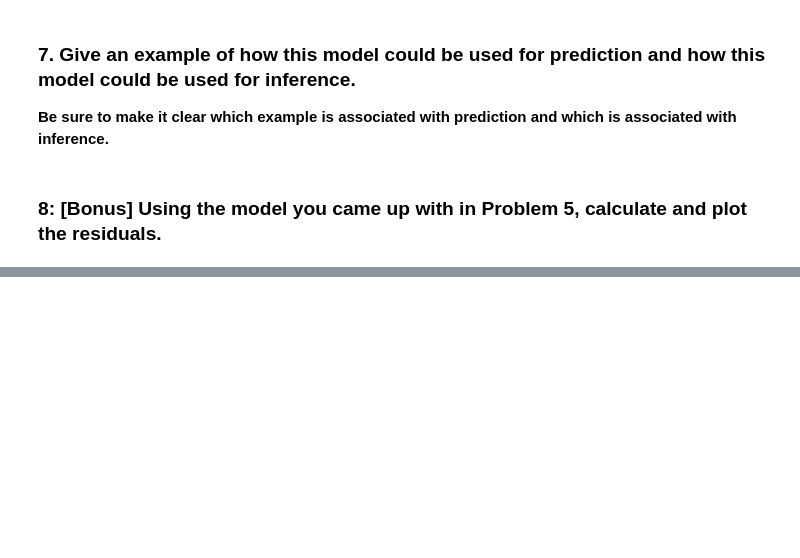
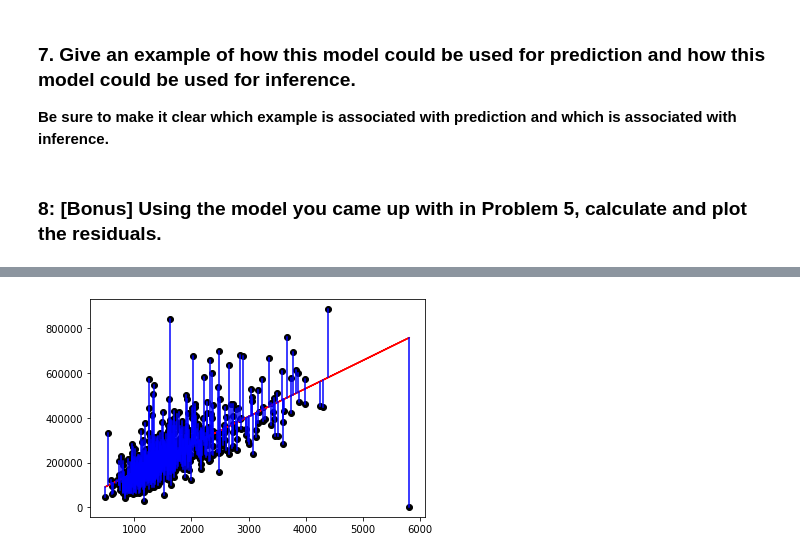
Before and after one commit to pavanivo/HW4-starter, a Jupyter notebook: simple-linear-regression-sacramento.ipynb, the cells around one changed output, grey strips where cells are left out. Saved outputs shown, nothing was run; the diff lists cells and outputs as text; code cells hidden in the pictures; blank space fills up the shorter version.

```diff
--- a/simple-linear-regression-sacramento.ipynb
+++ b/simple-linear-regression-sacramento.ipynb
@@ -219,0 +239,10 @@ linreg.predict(np.array([25]).reshape(1,-1))
+# %%
+
+ax = plt.gca()
+ax.scatter(x= df1['sq__ft'], y=df1['price'], c='k')
+ax.plot(df1['sq__ft'], df1['Pred'], color='r');
+
+for _, row in df1.iterrows():
+        plt.plot((row['sq__ft'], row['sq__ft']), (row['price'], row['Pred']), 'b-')
+# %% [output]
+[figure, added]
```
Also changed, not shown: parts of 14 cells of this notebook.
